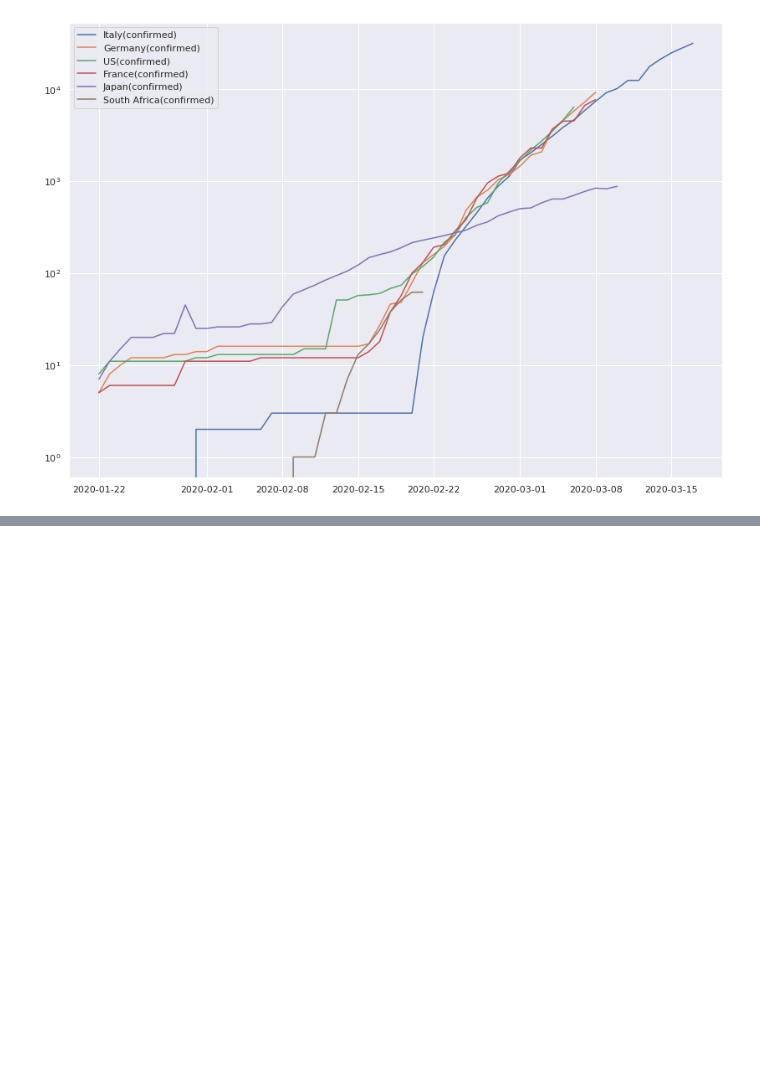
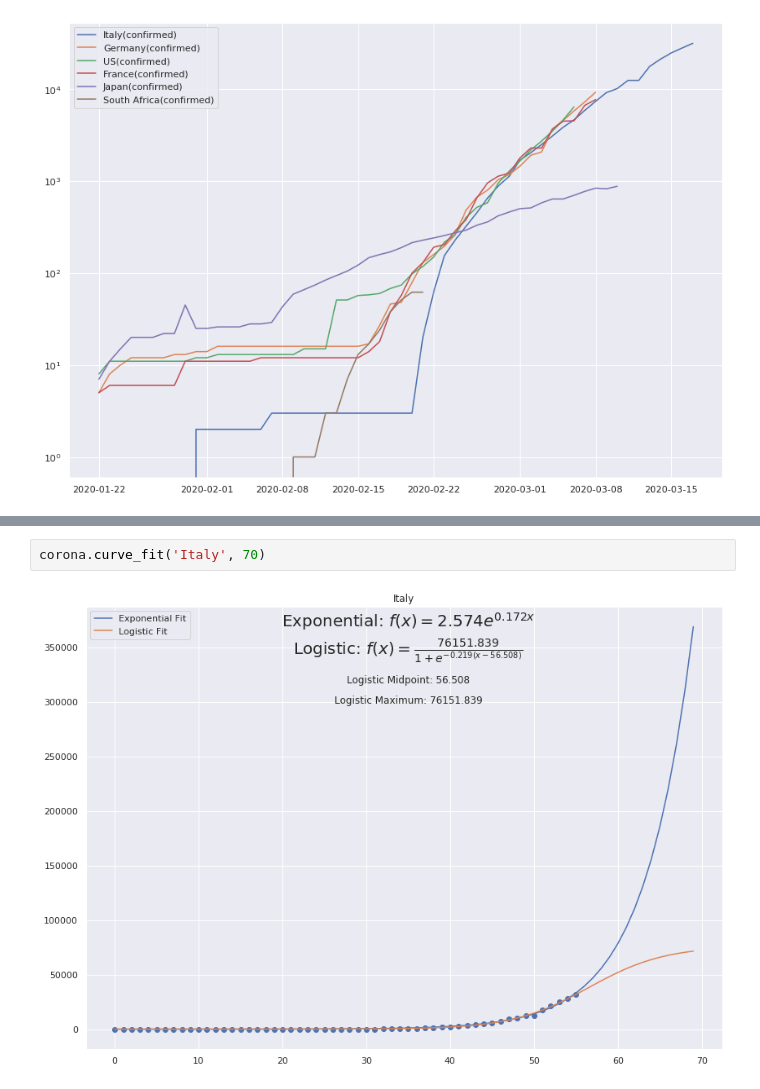
Before and after one commit to mariusroets/notebooks, a Jupyter notebook: corona.ipynb, the cells around one changed output, grey strips where cells are left out. Drawn from its saved outputs; the diff is of its cells as text; blank space fills up the shorter version.

```diff
--- a/corona.ipynb
+++ b/corona.ipynb
@@ -21,0 +60,4 @@ corona.do_plot(['Italy', 'Germany', 'US', 'France', 'Japan', 'South Africa'], ['
+# %%
+corona.curve_fit('Italy', 70)
+# %% [output]
+[figure, added]
```
Also changed, not shown: parts of 13 cells of this notebook.
